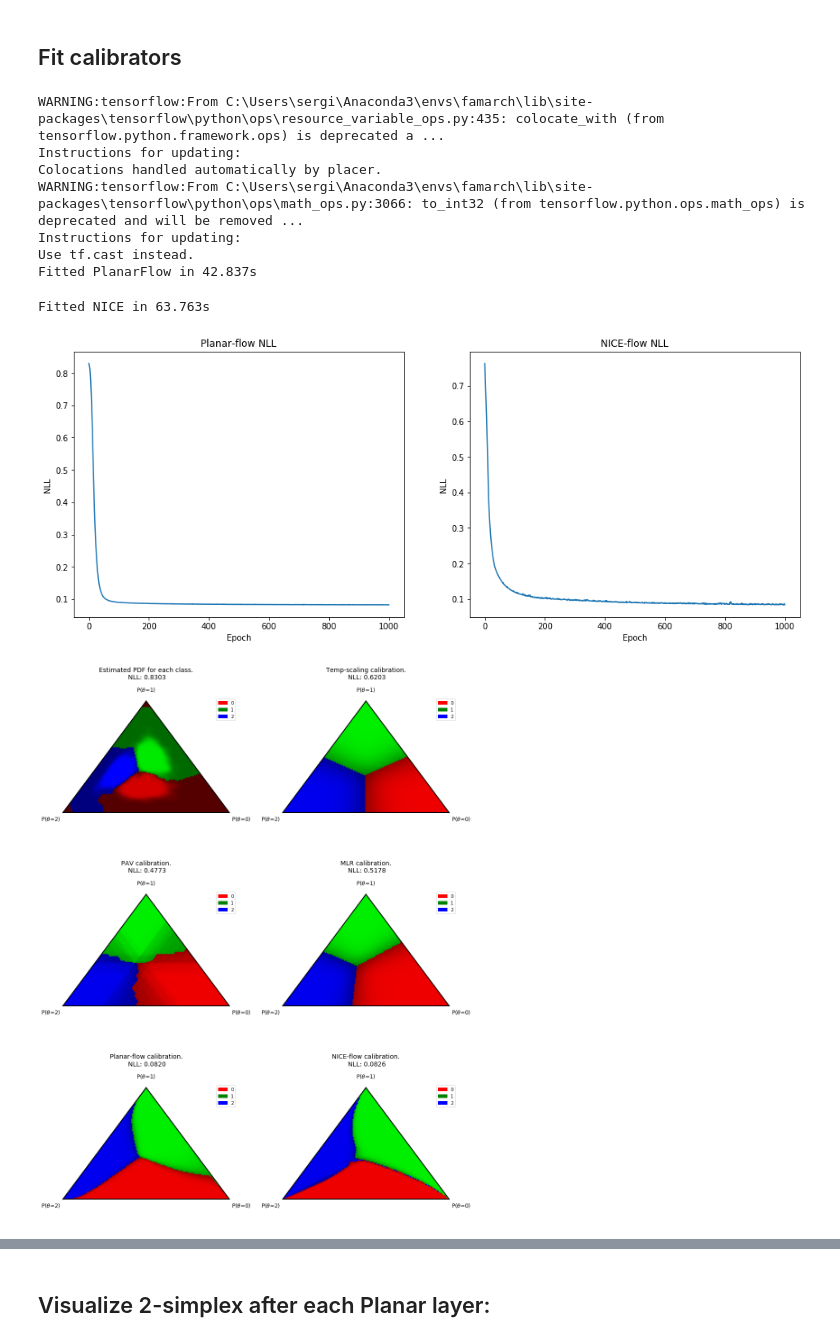
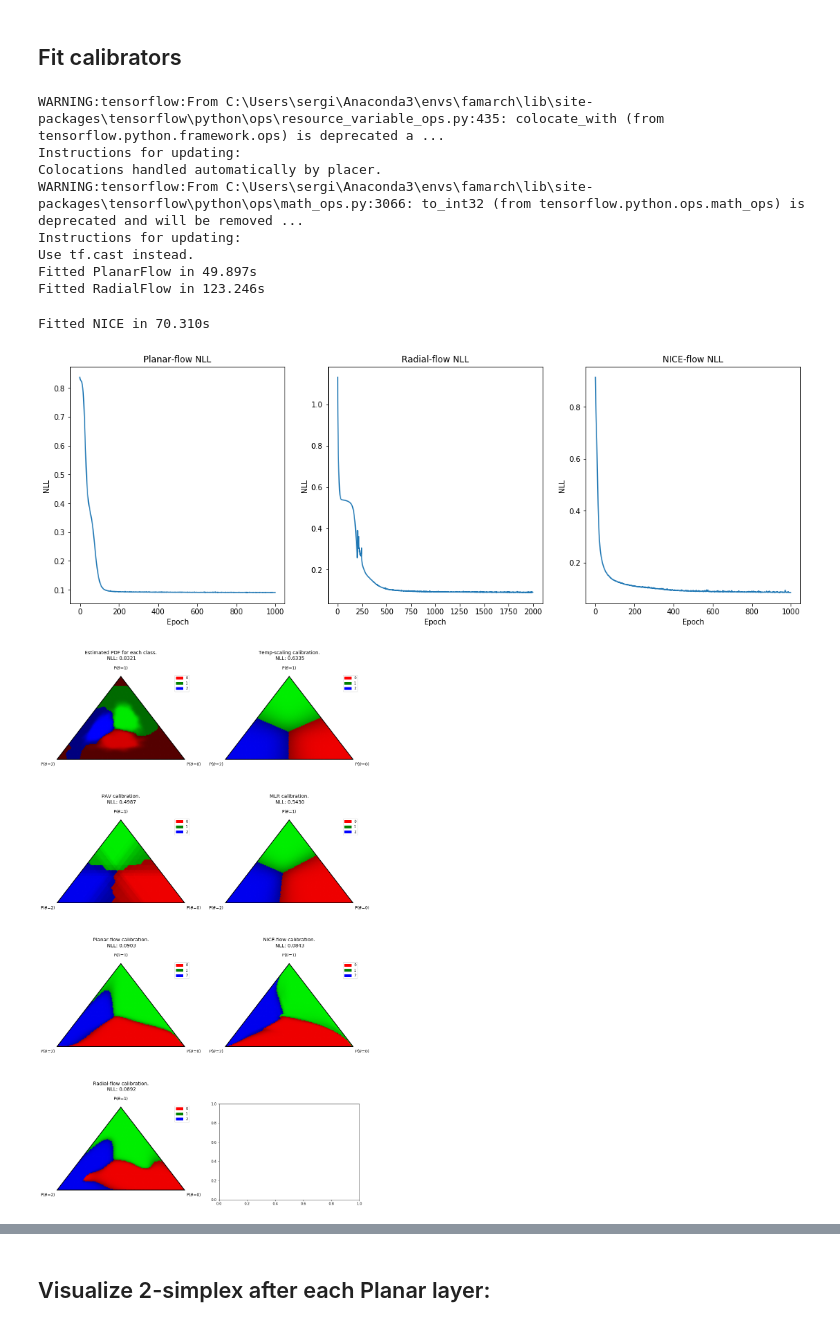
Before and after one commit to SergioAlvarezB/calibration-normalizing-flows, a Jupyter notebook: notebooks/simulated-predictions-flows.ipynb, the cells around one changed output, grey strips where cells are left out. Cells and saved outputs as stored; diff of their text form; code cells hidden in the pictures.

Commit message:
Implement radial-flow, ensure invertibility in normalizing flows

```diff
--- a/notebooks/simulated-predictions-flows.ipynb
+++ b/notebooks/simulated-predictions-flows.ipynb
@@ -109,43 +109,58 @@ nll_pln = neg_log_likelihood(pln_probs, target)
 ECE_pln = expected_calibration_error(pln_probs, target)
 
 
+## Radial flow
+t0 = time.time()
+rdl_cal = RadialFlowCalibrator(snt_logits, target, layers=10, epochs=2000)
+print('Fitted RadialFlow in {:.3f}s'.format(time.time()-t0))
+rdl_probs = rdl_cal.predict(snt_logits)
+
+nll_rdl = neg_log_likelihood(rdl_probs, target)
+ECE_rdl = expected_calibration_error(rdl_probs, target)
+
+
 ## NICE flow
 t0 = time.time()
 nice_cal = NiceCalibrator(snt_logits, target, layers=4, hidden_size=[6, 6], version=2)
 print('Fitted NICE in {:.3f}s'.format(time.time()-t0))
 nice_probs = nice_cal.predict(snt_logits)
 
 nll_nice = neg_log_likelihood(nice_probs, target)
 ECE_nice = expected_calibration_error(nice_probs, target)
 
 
 # Plot training NLL
-fig, ax_arr = plt.subplots(1, 2, figsize=(16, 6))
+fig, ax_arr = plt.subplots(1, 3, figsize=(18, 6))
 
 ax_arr[0].plot(pln_cal.history.history['loss'])
 ax_arr[0].set_title('Planar-flow NLL')
 ax_arr[0].set_ylabel('NLL')
 ax_arr[0].set_xlabel('Epoch')
 
-
-ax_arr[1].plot(nice_cal.history.history['loss'])
-ax_arr[1].set_title('NICE-flow NLL')
+ax_arr[1].plot(rdl_cal.history.history['loss'])
+ax_arr[1].set_title('Radial-flow NLL')
 ax_arr[1].set_ylabel('NLL')
 ax_arr[1].set_xlabel('Epoch')
 
+ax_arr[2].plot(nice_cal.history.history['loss'])
+ax_arr[2].set_title('NICE-flow NLL')
+ax_arr[2].set_ylabel('NLL')
+ax_arr[2].set_xlabel('Epoch')
+
 plt.show()
 # %% [output]
 WARNING:tensorflow:From C:\Users\sergi\Anaconda3\envs\famarch\lib\site-packages\tensorflow\python\ops\resource_variable_ops.py:435: colocate_with (from tensorflow.python.framework.ops) is deprecated a ...
 Instructions for updating:
 Colocations handled automatically by placer.
 WARNING:tensorflow:From C:\Users\sergi\Anaconda3\envs\famarch\lib\site-packages\tensorflow\python\ops\math_ops.py:3066: to_int32 (from tensorflow.python.ops.math_ops) is deprecated and will be removed ...
 Instructions for updating:
 Use tf.cast instead.
-Fitted PlanarFlow in 42.837s
+Fitted PlanarFlow in 49.897s
+Fitted RadialFlow in 123.246s
-Fitted NICE in 63.763s
+Fitted NICE in 70.310s
-[figure, old version]
+[figure, new version]
 # %%
-fig, ax_arr = plt.subplots(3, 2, figsize=(16, 21), gridspec_kw={'hspace': 0.5})
+fig, ax_arr = plt.subplots(4, 2, figsize=(16, 28), gridspec_kw={'hspace': 0.5})
 
 ax_arr[0, 0] = plot_pdf_simplex(snt_probs, target=target, ax=ax_arr[0, 0], scale=100,
                                 title='Estimated PDF for each class.\n NLL: {:.4f}'.format(nll), fontsize=12);
@@ -159,8 +174,10 @@ ax_arr[2, 0] = plot_cal_regions_ternary(pln_cal, ax=ax_arr[2, 0], scale=100,
                              title='Planar-flow calibration.\n NLL: {:.4f}'.format(nll_pln), fontsize=12);
 ax_arr[2, 1] = plot_cal_regions_ternary(nice_cal, ax=ax_arr[2, 1], scale=100,
                              title='NICE-flow calibration.\n NLL: {:.4f}'.format(nll_nice), fontsize=12);
+ax_arr[3, 0] = plot_cal_regions_ternary(rdl_cal, ax=ax_arr[3, 0], scale=100,
+                             title='Radial-flow calibration.\n NLL: {:.4f}'.format(nll_rdl), fontsize=12);
 
 plt.show()
 # %% [output]
-[figure, old version]
+[figure, new version]
 # %%
```
Also changed, not shown: parts of 7 cells of this notebook, 4 other files.
